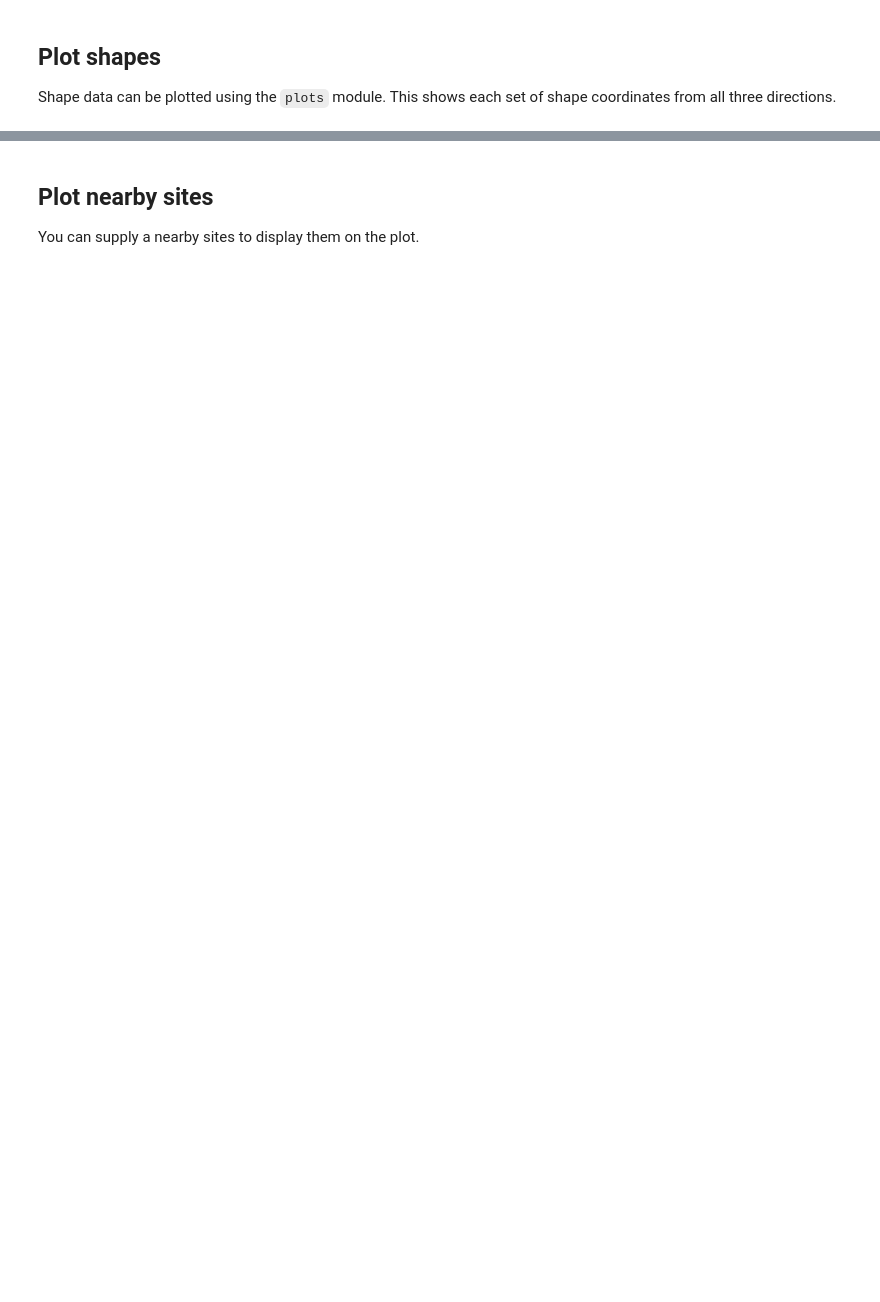
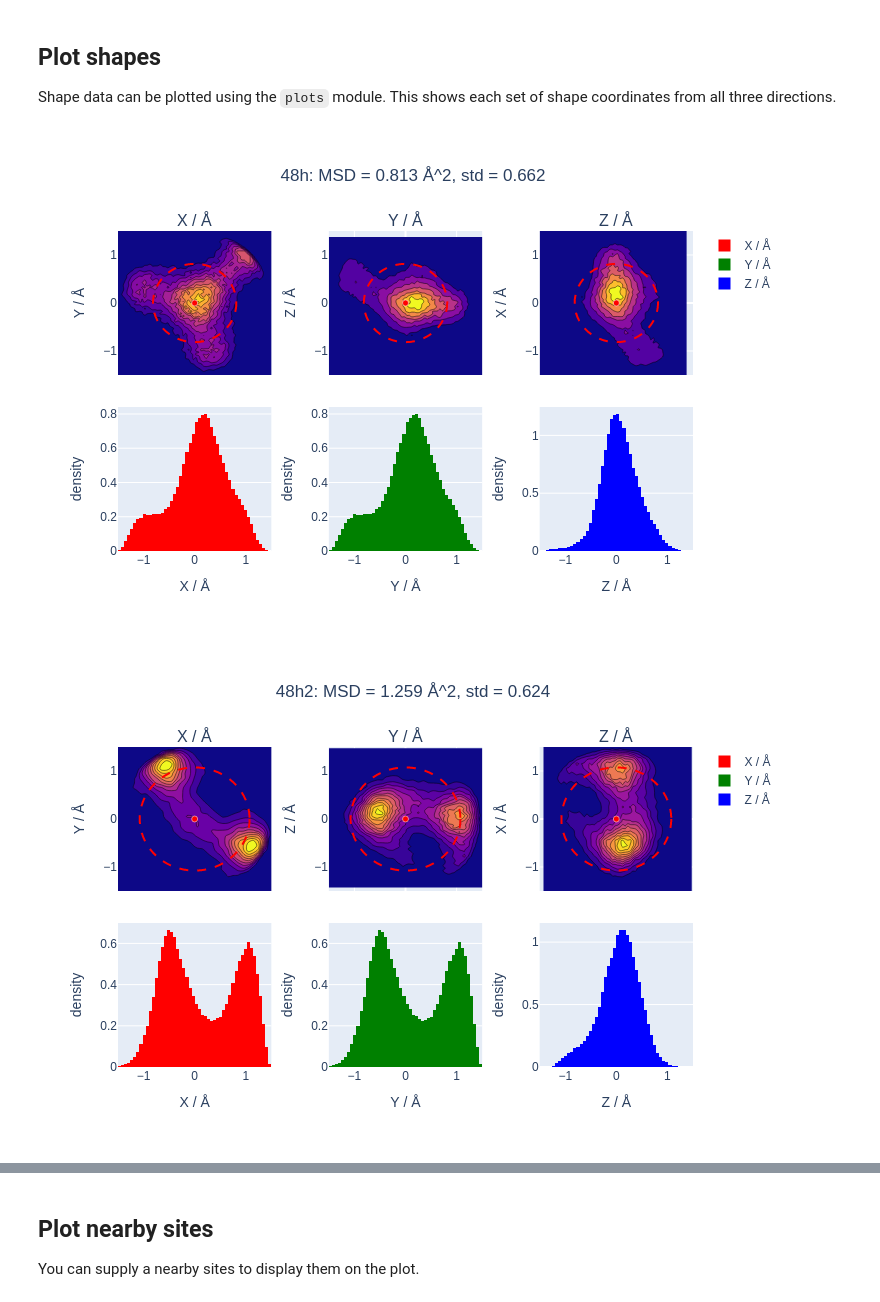
Before and after one commit to GEMDAT-repos/gemdat-notebooks, a Jupyter notebook: shape_analysis.ipynb, the cells around one changed output, grey strips where cells are left out. Saved outputs shown, nothing was run; the diff lists cells and outputs as text; code cells hidden in the pictures; blank space fills up the shorter version.

Commit message:
Update shape_analysis to plotly

```diff
--- a/shape_analysis.ipynb
+++ b/shape_analysis.ipynb
@@ -37,18 +37,21 @@ See: https://github.com/GEMDAT-repos/GEMDAT/pull/166
 Loading trajectory for argyrodite and cif file with 3 unique sites as cluster centers.
 # %%
 from pathlib import Path
+from IPython.display import Image
 
-from gemdat import Trajectory, load_known_material
+from gemdat import Trajectory, load_known_material, read_cif
 
 from gemdat.utils import VASPRUN
 
 # Use your own data:
-# VASPRUN = 'path/to/your/vasprun.xml'
+#VASPRUN = '/home/simone/shape_analysis/vasprun.xml'
 
 trajectory = Trajectory.from_vasprun(VASPRUN)
 diff_trajectory = trajectory.filter('Li')
 
-structure = load_known_material('argyrodite', supercell=(2, 1, 1))
+
+workdir = Path('/home/simone/shape_analysis')
+structure = read_cif(workdir / 'argyrodite_48h48h16e.cif')
 # %% [markdown]
 ## Set up shape analyzer
 
@@ -84,13 +106,15 @@ Shape data can be plotted using the `plots` module. This shows each set of shape
 # %%
 import matplotlib.pyplot as plt
 import numpy as np
-import gemdat.plots.matplotlib as gemplt
 
 bins = np.linspace(-radius, radius, 50)
 
+# [Optional] To save space in the notebook, we convert the interactive figures to a images.
+# You can use fig.show() as shown above to get the interactive figure instead
 for shape in shapes:
-    fig = shape.plot(nbins=len(bins))
-    fig.show()
-
-    gemplt.shape(shape=shape,bins=bins)
-    plt.show()
+    fig = shape.plot(bins=bins)
+    img_bytes = fig.to_image(format="png")
+    display(Image(img_bytes))
+# %% [output]
+[figure, added]
+[figure, added]
```
Also changed, not shown: parts of 8 cells of this notebook.
